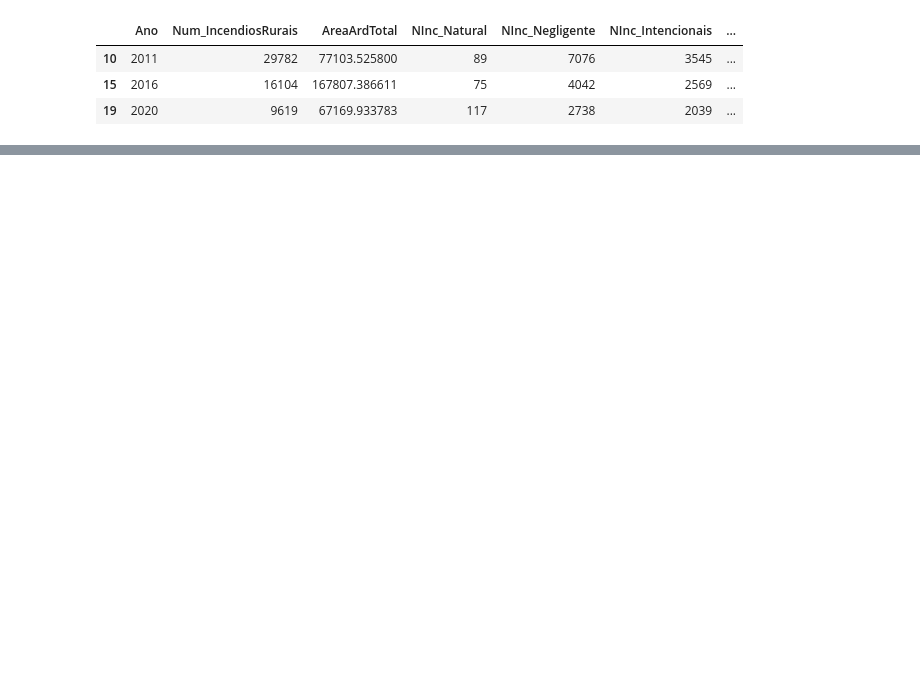
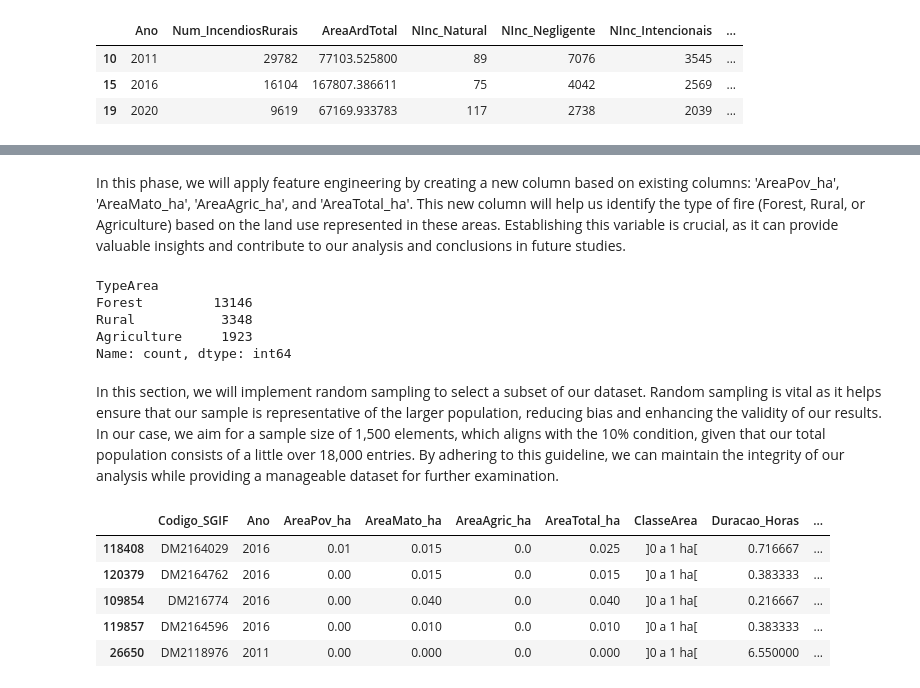
Before and after one commit to brunomfernandes45/fced_stats_project, a Jupyter notebook: phase1_preparation.ipynb, the cells around one changed output, grey strips where cells are left out. Drawn from its saved outputs; the diff is of its cells as text; code cells hidden in the pictures; blank space fills up the shorter version.

```diff
--- a/phase1_preparation.ipynb
+++ b/phase1_preparation.ipynb
@@ -247,0 +293,5 @@ dtype: int64
+# %%
+for key in datasets:
+    print(key)
+    datasets[key] = datasets[key].dropna()
+    print(datasets[key].isnull().sum())
@@ -247,0 +316,32 @@ dtype: int64
+# %% [markdown]
+In this phase, we will apply feature engineering by creating a new column based on existing columns: 'AreaPov_ha', 'AreaMato_ha', 'AreaAgric_ha', and 'AreaTotal_ha'. This new column will help us identify the type of fire (Forest, Rural, or Agriculture) based on the land use represented in these areas. Establishing this variable is crucial, as it can provide valuable insights and contribute to our analysis and conclusions in future studies.
+# %%
+# create a new column for the SGIF_2011_2020 dataset named 'TypeArea' that will have the values 'Rural' if the 'AreaPov_ha' is the biggest, 'Forest' if the 'AreaMato_ha' is the biggest and 'Agriculture' if the 'AreaAgric_ha' is the biggest
+def get_type_area(row):
+    if row['AreaPov_ha'] > row['AreaMato_ha'] and row['AreaPov_ha'] > row['AreaAgric_ha']:
+        return 'Rural'
+    elif row['AreaMato_ha'] > row['AreaPov_ha'] and row['AreaMato_ha'] > row['AreaAgric_ha']:
+        return 'Forest'
+    else:
+        return 'Agriculture'
+
+datasets['SGIF_2011_2020']['TypeArea'] = datasets['SGIF_2011_2020'].apply(get_type_area, axis=1)
+datasets['SGIF_2011_2020']['TypeArea'].value_counts()
+# %% [output]
+TypeArea
+Forest         13146
+Rural           3348
+Agriculture     1923
+Name: count, dtype: int64
+# %% [markdown]
+In this section, we will implement random sampling to select a subset of our dataset. Random sampling is vital as it helps ensure that our sample is representative of the larger population, reducing bias and enhancing the validity of our results. In our case, we aim for a sample size of 1,500 elements, which aligns with the 10% condition, given that our total population consists of a little over 18,000 entries. By adhering to this guideline, we can maintain the integrity of our analysis while providing a manageable dataset for further examination.
+# %%
+dataset_sample = datasets['SGIF_2011_2020'].sample(n=1000, random_state=999)
+dataset_sample.sample(n=5, random_state=999)
+# %% [output]
+|  | Codigo_SGIF | Ano | AreaPov_ha | AreaMato_ha | AreaAgric_ha | AreaTotal_ha | ClasseArea | Duracao_Horas | ... |
+| 118408 | DM2164029 | 2016 | 0.01 | 0.015 | 0.0 | 0.025 | ]0 a 1 ha[ | 0.716667 | ... |
+| 120379 | DM2164762 | 2016 | 0.00 | 0.015 | 0.0 | 0.015 | ]0 a 1 ha[ | 0.383333 | ... |
+| 109854 | DM216774 | 2016 | 0.00 | 0.040 | 0.0 | 0.040 | ]0 a 1 ha[ | 0.216667 | ... |
+| 119857 | DM2164596 | 2016 | 0.00 | 0.010 | 0.0 | 0.010 | ]0 a 1 ha[ | 0.383333 | ... |
+| 26650 | DM2118976 | 2011 | 0.00 | 0.000 | 0.0 | 0.000 | ]0 a 1 ha[ | 6.550000 | ... |
```
Also changed, not shown: parts of 27 cells of this notebook.
